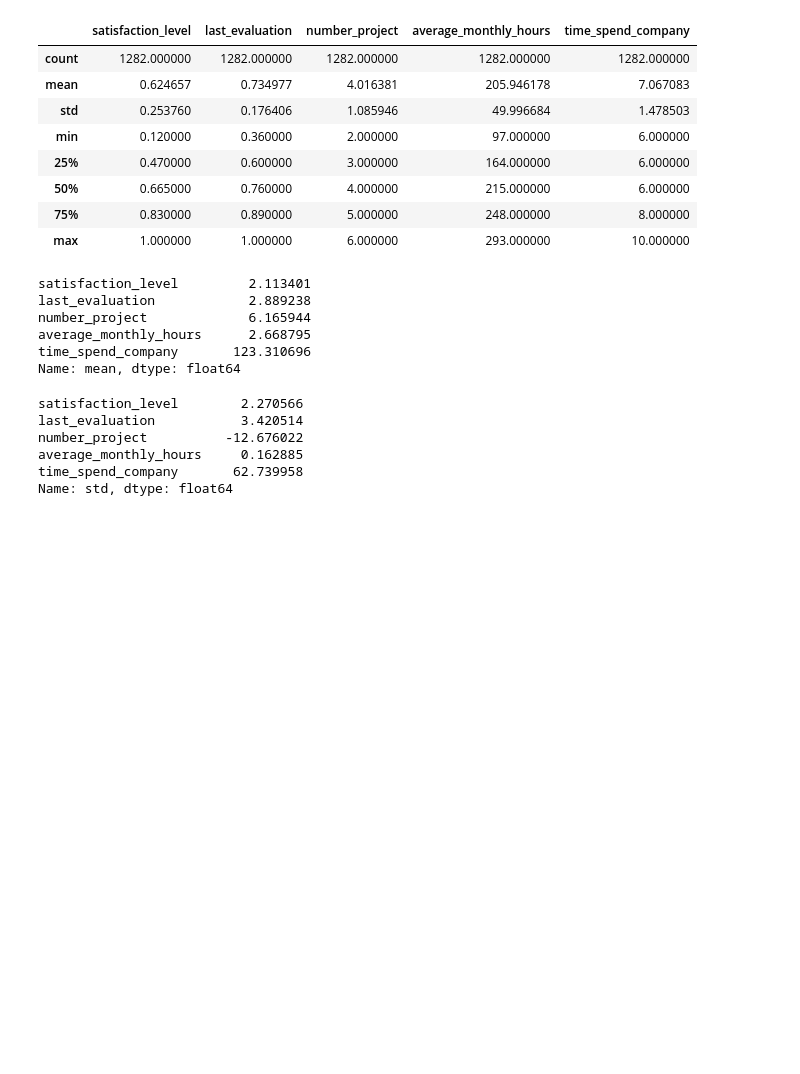
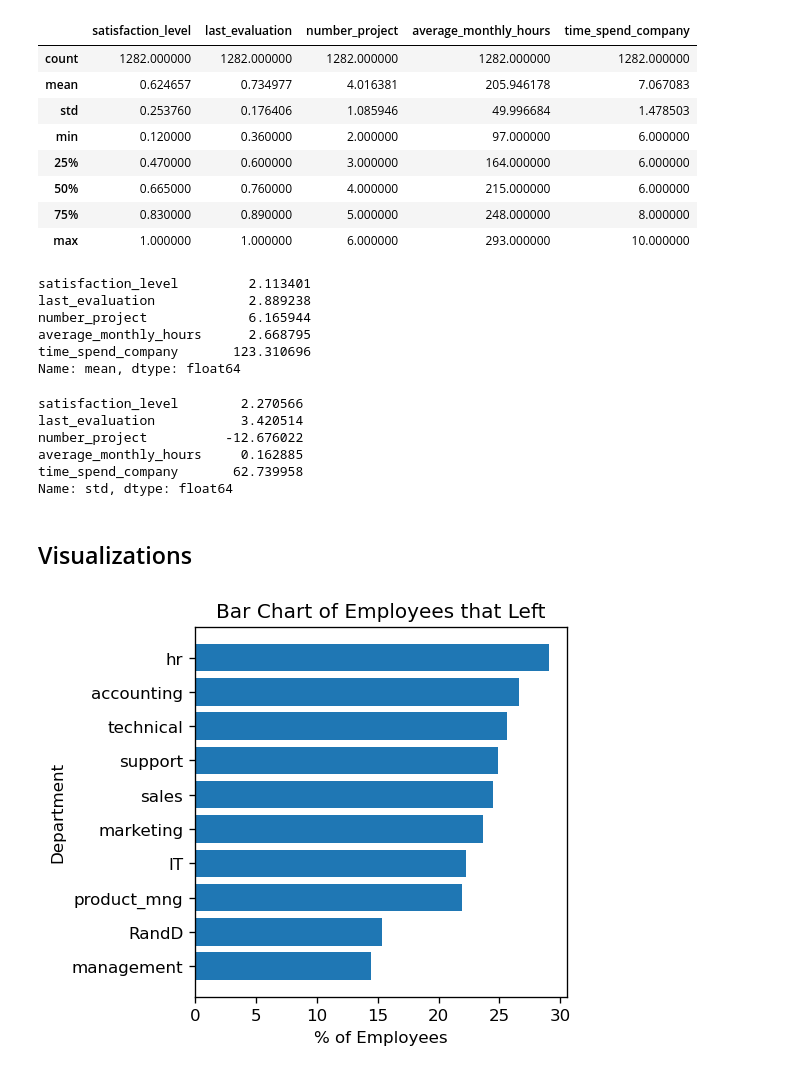
Before and after one commit to SameeckBhatia/Salifort-EDP, a Jupyter notebook: notebook.ipynb, the cells around one changed output. Cells and saved outputs as stored; diff of their text form; code cells hidden in the pictures; blank space fills up the shorter version.

Commit message:
Plotting bar charts

```diff
--- a/notebook.ipynb
+++ b/notebook.ipynb
@@ -149,3 +149,17 @@ number_project          -12.676022
 average_monthly_hours     0.162885
 time_spend_company       62.739958
 Name: std, dtype: float64
+# %% [markdown]
+## Visualizations
+# %%
+cols = ["Department", "left"]
+temp_df = df[cols].groupby("Department").mean().sort_values("left") * 100
+
+fig, ax = plt.subplots(figsize=(4, 4), dpi=120)
+ax.barh(y=temp_df.index, width=temp_df["left"])
+plt.xlabel("% of Employees")
+plt.ylabel("Department")
+plt.title("Bar Chart of Employees that Left")
+plt.show()
+# %% [output]
+[figure, added]
```
Also changed, not shown: parts of 3 cells of this notebook.
